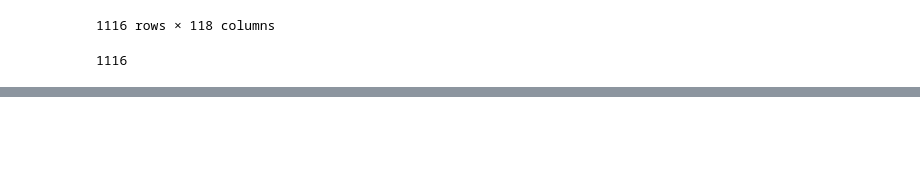
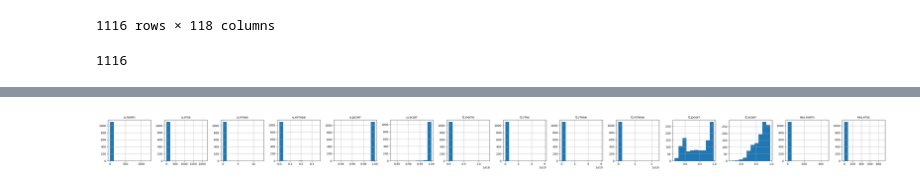
Before and after one commit to mattragoza/lung-project, a Jupyter notebook: notebooks/shapenet/21-optimize-experiment.ipynb, the cells around one changed output, grey strips where cells are left out. Cells and saved outputs as stored; diff of their text form; code cells hidden in the pictures; blank space fills up the shorter version.

```diff
--- a/notebooks/shapenet/21-optimize-experiment.ipynb
+++ b/notebooks/shapenet/21-optimize-experiment.ipynb
@@ -91,0 +93,4 @@ jobs.groupby(['job_state']).count()
+# %%
+jobs = ps.submit(jobs)
+# %%
+df = ps.outputs(jobs[jobs.job_state == 'COMPLETED'], )
@@ -91,0 +116,7 @@ jobs.groupby(['job_state']).count()
+# %%
+import matplotlib.pyplot as plt
+
+df.hist(layout=(1,14), figsize=(40,3))
+plt.gcf().tight_layout()
+# %% [output]
+[figure, added]
```
Also changed, not shown: parts of 4 cells of this notebook, 7 other files.
